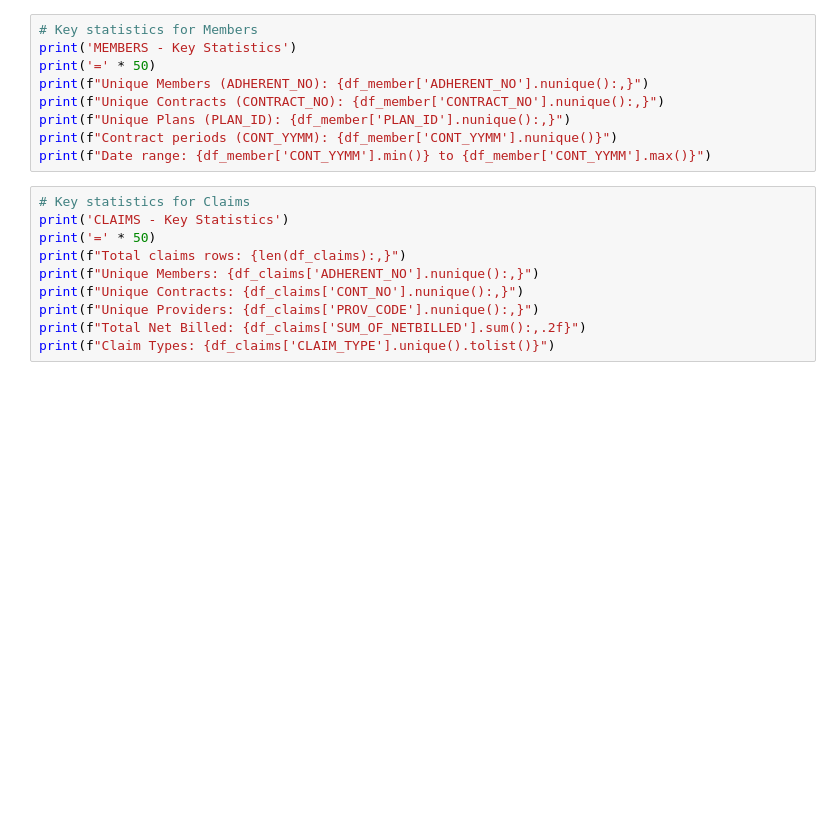
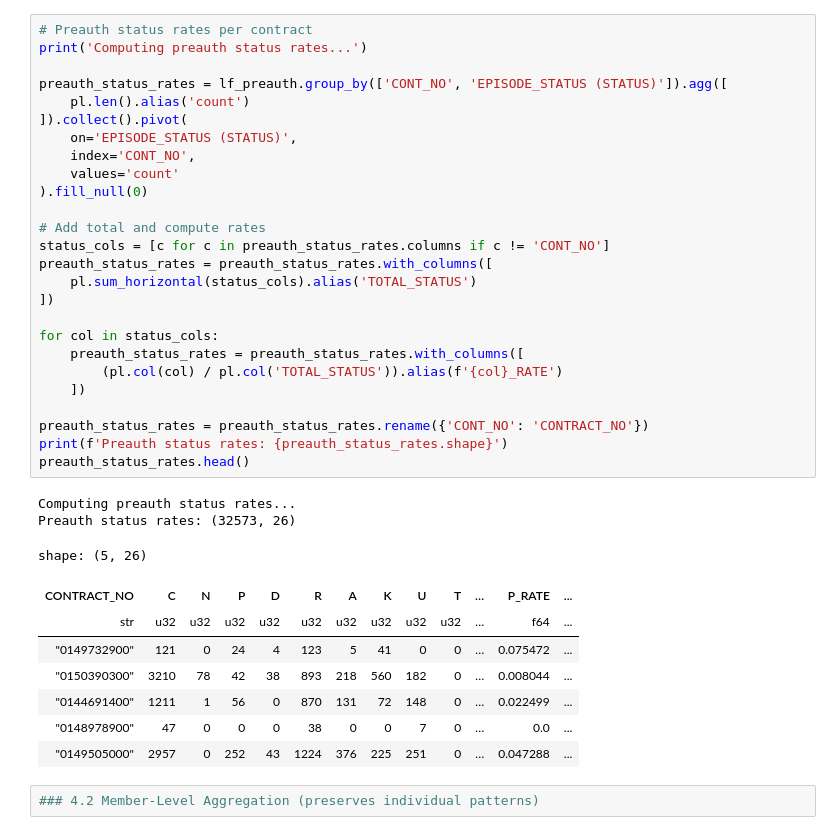
Before and after one commit to aqasemi/healthtrack, a Jupyter notebook: notebooks/01_Data_Exploration_Cleaning.ipynb, the cells around one changed output. Drawn from its saved outputs; the diff is of its cells as text; blank space fills up the shorter version.

```diff
--- a/notebooks/01_Data_Exploration_Cleaning.ipynb
+++ b/notebooks/01_Data_Exploration_Cleaning.ipynb
@@ -189,20 +544,40 @@ print('\nByte decoding complete.')
 # %%
-# Key statistics for Members
-print('MEMBERS - Key Statistics')
-print('=' * 50)
-print(f"Unique Members (ADHERENT_NO): {df_member['ADHERENT_NO'].nunique():,}")
-print(f"Unique Contracts (CONTRACT_NO): {df_member['CONTRACT_NO'].nunique():,}")
-print(f"Unique Plans (PLAN_ID): {df_member['PLAN_ID'].nunique():,}")
-print(f"Contract periods (CONT_YYMM): {df_member['CONT_YYMM'].nunique()}")
-print(f"Date range: {df_member['CONT_YYMM'].min()} to {df_member['CONT_YYMM'].max()}")
+# Preauth status rates per contract
+print('Computing preauth status rates...')
+
+preauth_status_rates = lf_preauth.group_by(['CONT_NO', 'EPISODE_STATUS (STATUS)']).agg([
+    pl.len().alias('count')
+]).collect().pivot(
+    on='EPISODE_STATUS (STATUS)',
+    index='CONT_NO',
+    values='count'
+).fill_null(0)
+
+# Add total and compute rates
+status_cols = [c for c in preauth_status_rates.columns if c != 'CONT_NO']
+preauth_status_rates = preauth_status_rates.with_columns([
+    pl.sum_horizontal(status_cols).alias('TOTAL_STATUS')
+])
+
+for col in status_cols:
+    preauth_status_rates = preauth_status_rates.with_columns([
+        (pl.col(col) / pl.col('TOTAL_STATUS')).alias(f'{col}_RATE')
+    ])
+
+preauth_status_rates = preauth_status_rates.rename({'CONT_NO': 'CONTRACT_NO'})
+print(f'Preauth status rates: {preauth_status_rates.shape}')
+preauth_status_rates.head()
+# %% [output]
+Computing preauth status rates...
+Preauth status rates: (32573, 26)
+shape: (5, 26)
+| CONTRACT_NO | C | N | P | D | R | A | K | U | T | … | P_RATE | ... |
+| str | u32 | u32 | u32 | u32 | u32 | u32 | u32 | u32 | u32 | … | f64 | ... |
+| "0149732900" | 121 | 0 | 24 | 4 | 123 | 5 | 41 | 0 | 0 | … | 0.075472 | ... |
+| "0150390300" | 3210 | 78 | 42 | 38 | 893 | 218 | 560 | 182 | 0 | … | 0.008044 | ... |
+| "0144691400" | 1211 | 1 | 56 | 0 | 870 | 131 | 72 | 148 | 0 | … | 0.022499 | ... |
+| "0148978900" | 47 | 0 | 0 | 0 | 38 | 0 | 0 | 7 | 0 | … | 0.0 | ... |
+| "0149505000" | 2957 | 0 | 252 | 43 | 1224 | 376 | 225 | 251 | 0 | … | 0.047288 | ... |
 # %%
-# Key statistics for Claims
-print('CLAIMS - Key Statistics')
-print('=' * 50)
-print(f"Total claims rows: {len(df_claims):,}")
-print(f"Unique Members: {df_claims['ADHERENT_NO'].nunique():,}")
-print(f"Unique Contracts: {df_claims['CONT_NO'].nunique():,}")
-print(f"Unique Providers: {df_claims['PROV_CODE'].nunique():,}")
-print(f"Total Net Billed: {df_claims['SUM_OF_NETBILLED'].sum():,.2f}")
-print(f"Claim Types: {df_claims['CLAIM_TYPE'].unique().tolist()}")
+### 4.2 Member-Level Aggregation (preserves individual patterns)
 # %%
```
Also changed, not shown: parts of 57 cells of this notebook.
